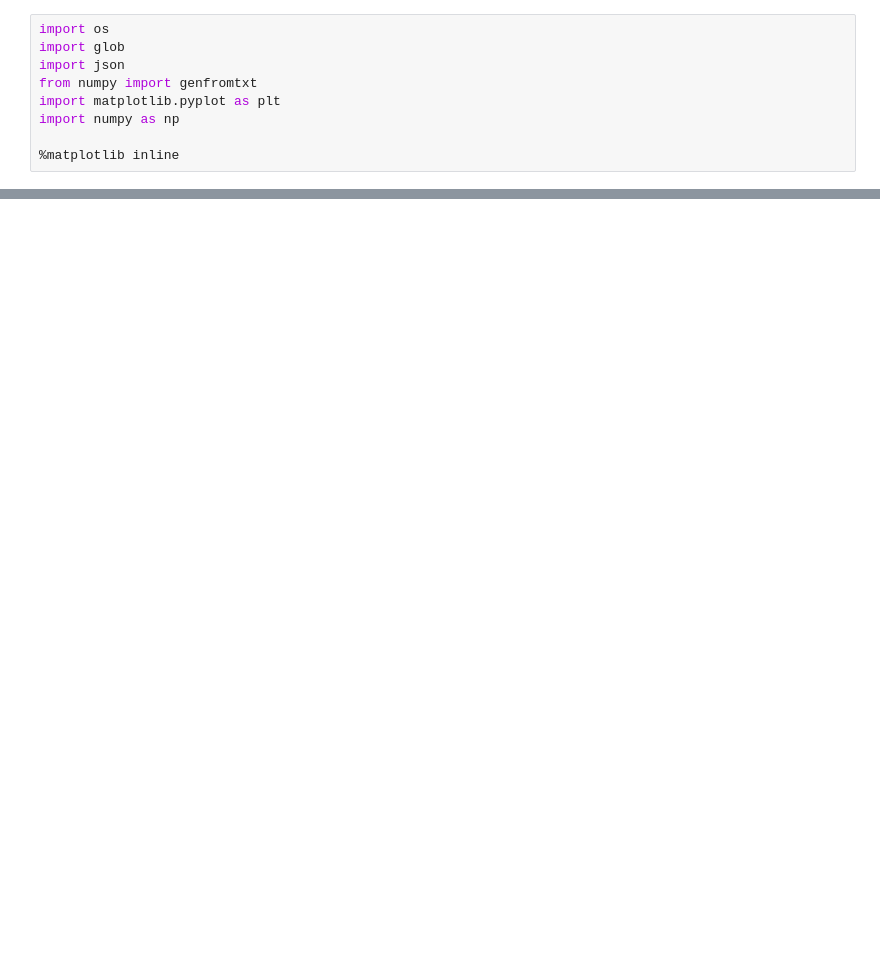
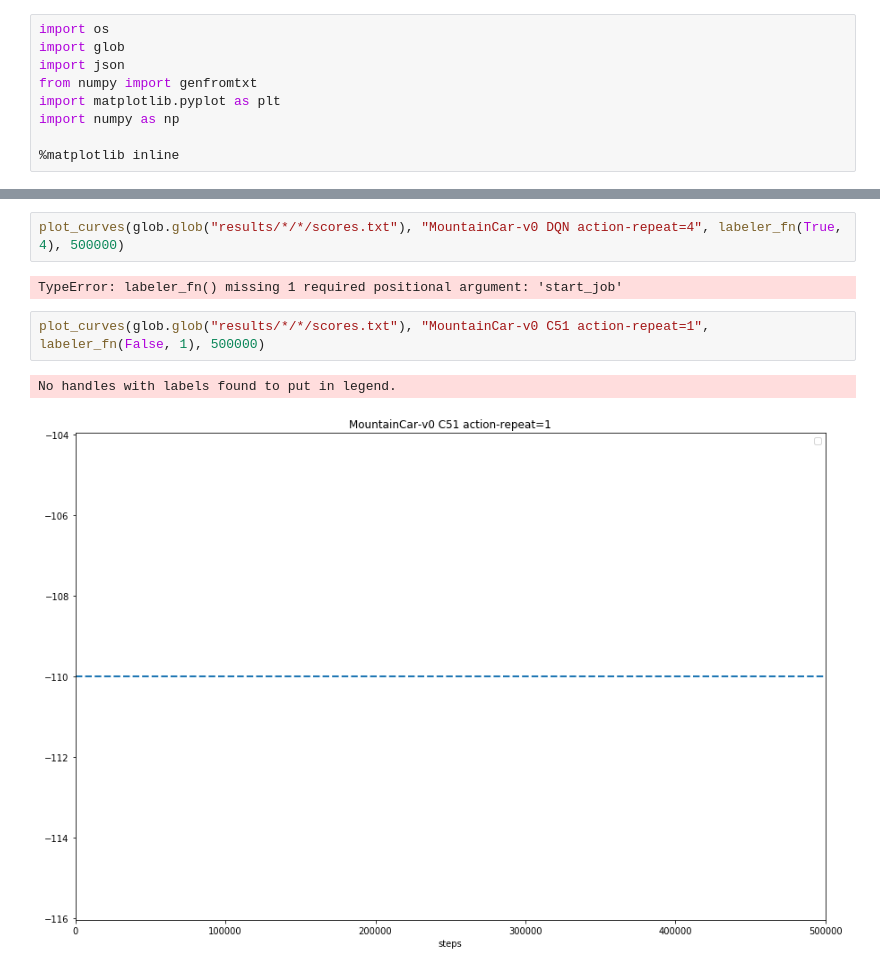
Before and after one commit to chainer/chainerrl, a Jupyter notebook: viz.ipynb, the cells around one changed output, grey strips where cells are left out. Cells and saved outputs as stored; diff of their text form; blank space fills up the shorter version.

```diff
--- a/viz.ipynb
+++ b/viz.ipynb
@@ -90 +187,10 @@ def labeler(job, com, args):
+# %%
+plot_curves(glob.glob("results/*/*/scores.txt"), "MountainCar-v0 DQN action-repeat=4", labeler_fn(True, 4), 500000)
+# %% [output]
+TypeError: labeler_fn() missing 1 required positional argument: 'start_job'
+# %%
+plot_curves(glob.glob("results/*/*/scores.txt"), "MountainCar-v0 C51 action-repeat=1", labeler_fn(False, 1), 500000)
+# %% [output]
+No handles with labels found to put in legend.
+[figure, added]
 # %%
```
Also changed, not shown: parts of 5 cells of this notebook, 5 other files.
